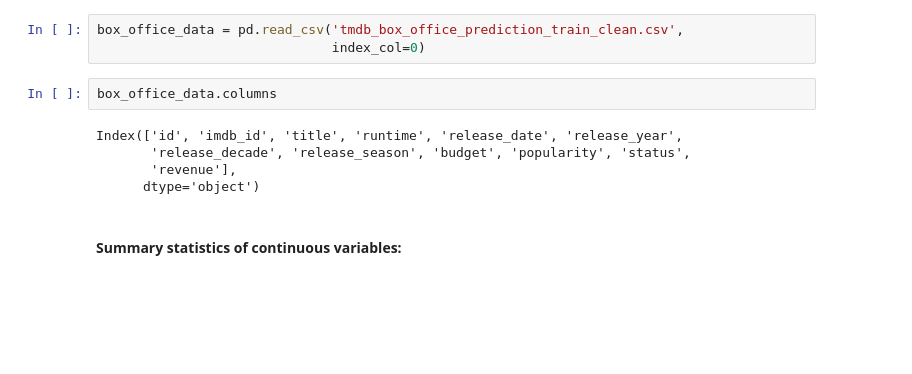
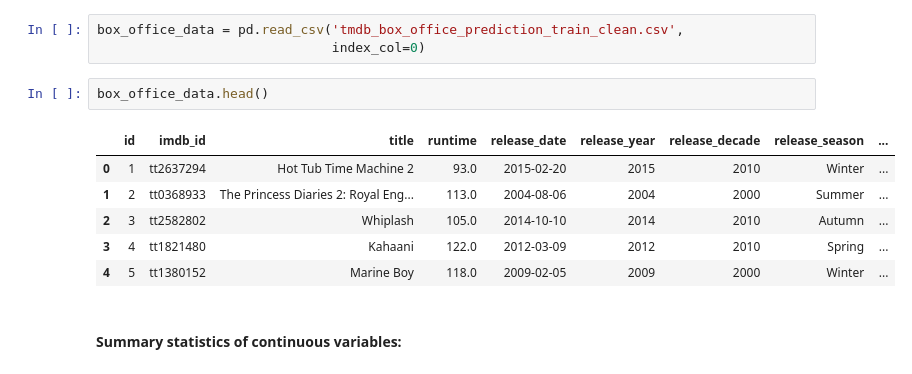
Before and after one commit to laurafontanesi/women-in-data-science, a Jupyter notebook: toolbox_data_science.ipynb, the cells around one changed output. Cells and saved outputs as stored; diff of their text form; blank space fills up the shorter version.

```diff
--- a/toolbox_data_science.ipynb
+++ b/toolbox_data_science.ipynb
@@ -16,12 +14,14 @@ import pandas as pd
 box_office_data = pd.read_csv('tmdb_box_office_prediction_train_clean.csv',
                               index_col=0)
 # %%
-box_office_data.columns
+box_office_data.head()
 # %% [output]
-Index(['id', 'imdb_id', 'title', 'runtime', 'release_date', 'release_year',
-       'release_decade', 'release_season', 'budget', 'popularity', 'status',
-       'revenue'],
-      dtype='object')
+|  | id | imdb_id | title | runtime | release_date | release_year | release_decade | release_season | ... |
+| 0 | 1 | tt2637294 | Hot Tub Time Machine 2 | 93.0 | 2015-02-20 | 2015 | 2010 | Winter | ... |
+| 1 | 2 | tt0368933 | The Princess Diaries 2: Royal Eng... | 113.0 | 2004-08-06 | 2004 | 2000 | Summer | ... |
+| 2 | 3 | tt2582802 | Whiplash | 105.0 | 2014-10-10 | 2014 | 2010 | Autumn | ... |
+| 3 | 4 | tt1821480 | Kahaani | 122.0 | 2012-03-09 | 2012 | 2010 | Spring | ... |
+| 4 | 5 | tt1380152 | Marine Boy | 118.0 | 2009-02-05 | 2009 | 2000 | Winter | ... |
 # %% [markdown]
 #### Summary statistics of continuous variables:
 # %%
```
Also changed, not shown: parts of 8 cells of this notebook.
